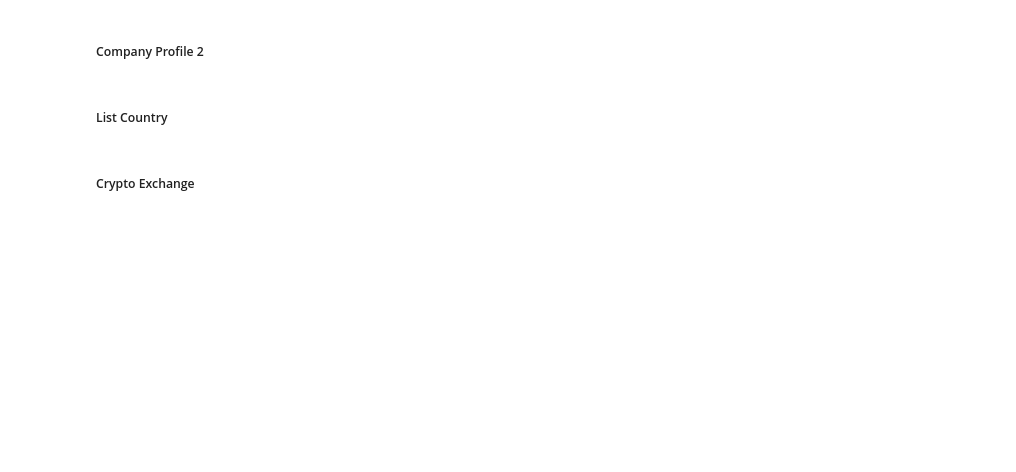
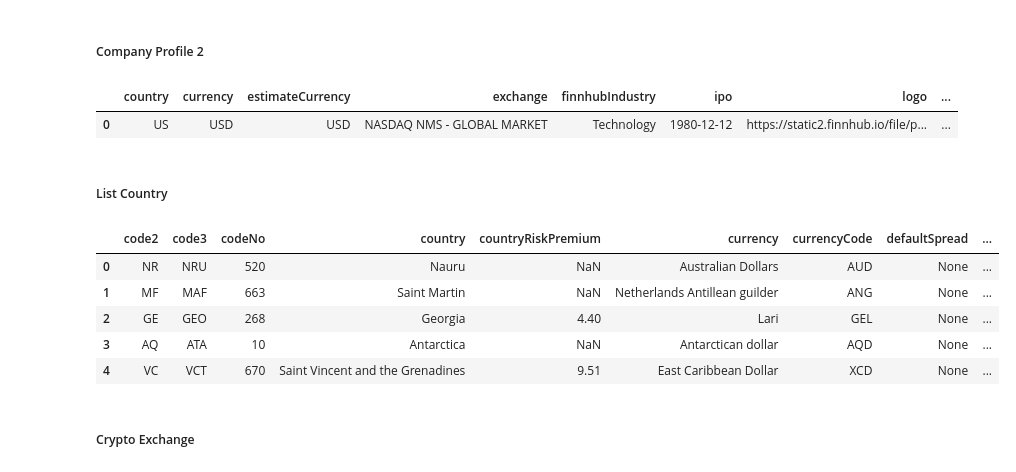
Before and after one commit to dsavas07/Stock-Keeper, a Jupyter notebook: Finnhub_API_Test.ipynb, the cells around one changed output. Saved outputs shown, nothing was run; the diff lists cells and outputs as text; code cells hidden in the pictures; blank space fills up the shorter version.

```diff
--- a/Finnhub_API_Test.ipynb
+++ b/Finnhub_API_Test.ipynb
@@ -127,13 +335,23 @@ df
 # %%
 # Company Profile 2
 df = pd.json_normalize(finnhub_client.company_profile2(symbol=test_symbol))
-df
+df.head()
+# %% [output]
+|  | country | currency | estimateCurrency | exchange | finnhubIndustry | ipo | logo | ... |
+| 0 | US | USD | USD | NASDAQ NMS - GLOBAL MARKET | Technology | 1980-12-12 | https://static2.finnhub.io/file/p... | ... |
 # %% [markdown]
 ##### List Country
 # %%
 # List country
 df = pd.json_normalize(finnhub_client.country())
-df
+df.head()
+# %% [output]
+|  | code2 | code3 | codeNo | country | countryRiskPremium | currency | currencyCode | defaultSpread | ... |
+| 0 | NR | NRU | 520 | Nauru | NaN | Australian Dollars | AUD | None | ... |
+| 1 | MF | MAF | 663 | Saint Martin | NaN | Netherlands Antillean guilder | ANG | None | ... |
+| 2 | GE | GEO | 268 | Georgia | 4.40 | Lari | GEL | None | ... |
+| 3 | AQ | ATA | 10 | Antarctica | NaN | Antarctican dollar | AQD | None | ... |
+| 4 | VC | VCT | 670 | Saint Vincent and the Grenadines | 9.51 | East Caribbean Dollar | XCD | None | ... |
 # %% [markdown]
 ##### Crypto Exchange
 # %%
```
Also changed, not shown: parts of 21 cells of this notebook.
